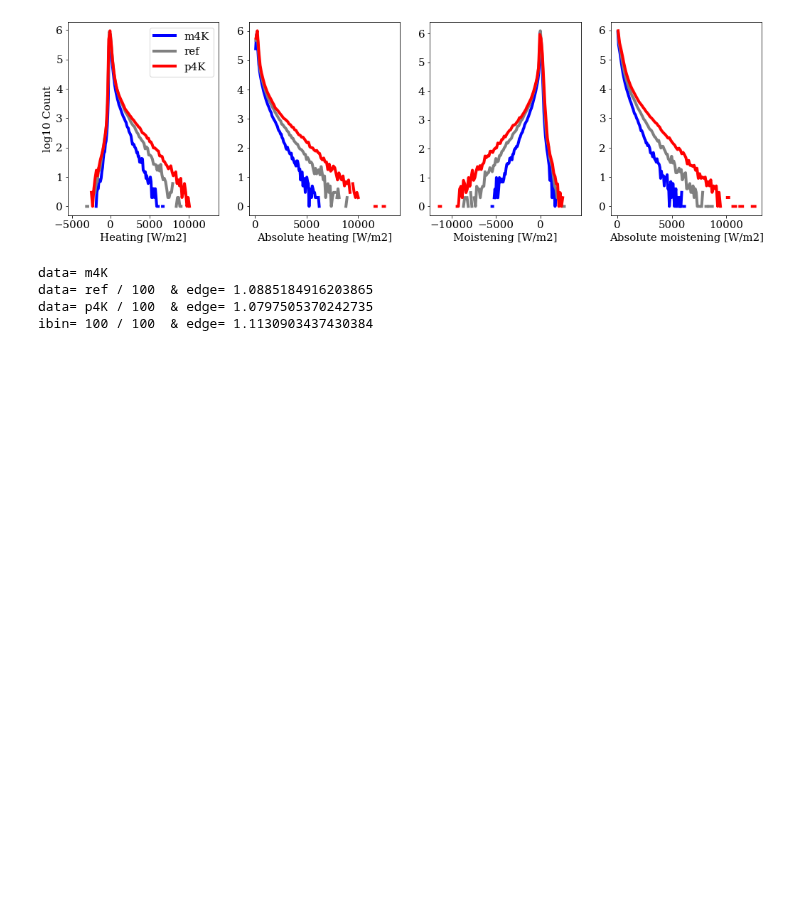
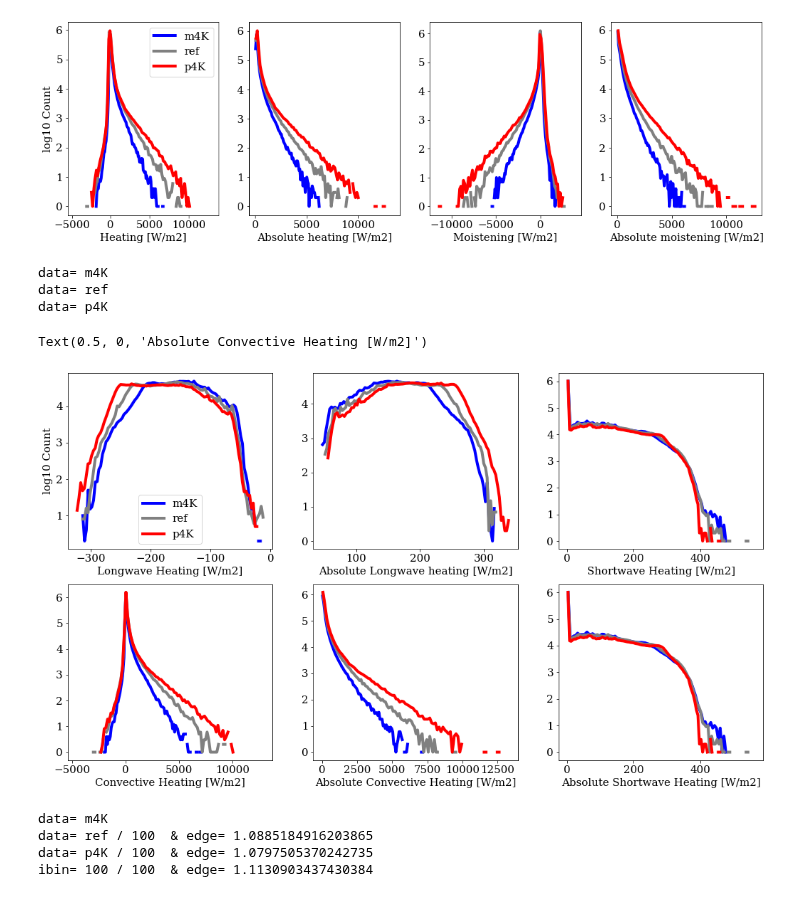
Before and after one commit to wallingTACC/CBRAIN-CAM, a Jupyter notebook: notebooks/tbeucler_devlog/045_Real_geography_analysis.ipynb, the cells around one changed output. Cells and saved outputs as stored; diff of their text form; code cells hidden in the pictures; blank space fills up the shorter version.

```diff
--- a/notebooks/tbeucler_devlog/045_Real_geography_analysis.ipynb
+++ b/notebooks/tbeucler_devlog/045_Real_geography_analysis.ipynb
@@ -406,6 +434,61 @@ ax[3].set_xlabel('Absolute moistening [W/m2]')
 # %% [output]
 Text(0.5, 0, 'Absolute moistening [W/m2]')
 [figure]
+# %%
+LWHIST = {}
+SWHIST = {}
+CONHIST = {}
+ABSLWHIST = {}
+ABSSWHIST = {}
+ABSCONHIST = {}
+
+for idata,data in enumerate(['m4K','ref','p4K']):
+    print('data=',data)
+
+    if idata==0: d = datam4K
+    elif idata==1: d = dataref
+    elif idata==2: d = datap4K
+
+    LWHIST[data] = np.histogram(LW[data].flatten(),bins=100)
+    SWHIST[data] = np.histogram(SW[data].flatten(),bins=100)
+    CONHIST[data] = np.histogram(CON[data].flatten(),bins=100)
+    ABSLWHIST[data] = np.histogram(ABSLW[data].flatten(),bins=100)
+    ABSSWHIST[data] = np.histogram(ABSSW[data].flatten(),bins=100)
+    ABSCONHIST[data] = np.histogram(ABSCON[data].flatten(),bins=100)
+# %% [output]
+data= m4K
+data= ref
+data= p4K
+# %%
+fig,ax = plt.subplots(2,3,figsize=(17.5,10))
+for idata,data in enumerate(['m4K','ref','p4K']):
+    ax[0,0].plot(edg2bin(LWHIST[data][1]),np.log10(LWHIST[data][0]),color=COLOR[idata],label=data)
+ax[0,0].legend()
+ax[0,0].set_ylabel('log10 Count')
+ax[0,0].set_xlabel('Longwave Heating [W/m2]')
+
+for idata,data in enumerate(['m4K','ref','p4K']):
+    ax[0,1].plot(edg2bin(ABSLWHIST[data][1]),np.log10(ABSLWHIST[data][0]),color=COLOR[idata])
+ax[0,1].set_xlabel('Absolute Longwave heating [W/m2]')
+
+for idata,data in enumerate(['m4K','ref','p4K']):
+    ax[0,2].plot(edg2bin(SWHIST[data][1]),np.log10(SWHIST[data][0]),color=COLOR[idata])
+ax[0,2].set_xlabel('Shortwave Heating [W/m2]')
+
+for idata,data in enumerate(['m4K','ref','p4K']):
+    ax[1,2].plot(edg2bin(ABSSWHIST[data][1]),np.log10(ABSSWHIST[data][0]),color=COLOR[idata])
+ax[1,2].set_xlabel('Absolute Shortwave Heating [W/m2]')
+
+for idata,data in enumerate(['m4K','ref','p4K']):
+    ax[1,0].plot(edg2bin(CONHIST[data][1]),np.log10(CONHIST[data][0]),color=COLOR[idata])
+ax[1,0].set_xlabel('Convective Heating [W/m2]')
+
+for idata,data in enumerate(['m4K','ref','p4K']):
+    ax[1,1].plot(edg2bin(ABSCONHIST[data][1]),np.log10(ABSCONHIST[data][0]),color=COLOR[idata])
+ax[1,1].set_xlabel('Absolute Convective Heating [W/m2]')
+# %% [output]
+Text(0.5, 0, 'Absolute Convective Heating [W/m2]')
+[figure, added]
 # %%
 HEAT_CRH = {}
 ABSHEAT_CRH = {}
```
Also changed, not shown: parts of 7 cells of this notebook, 1 other file.
